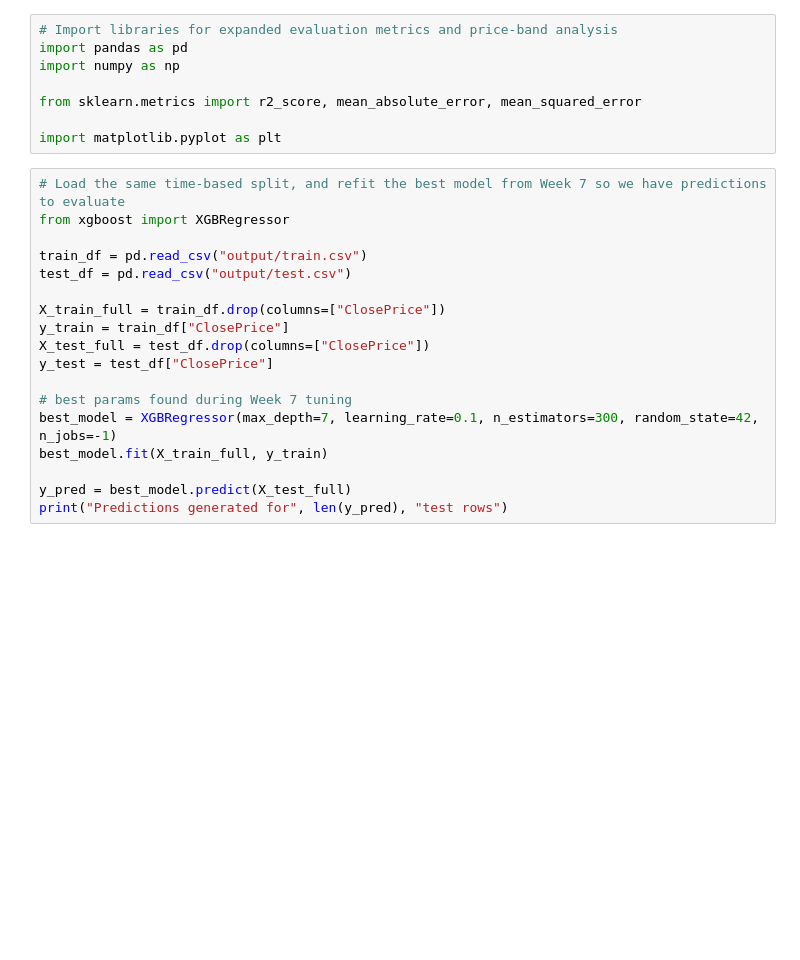
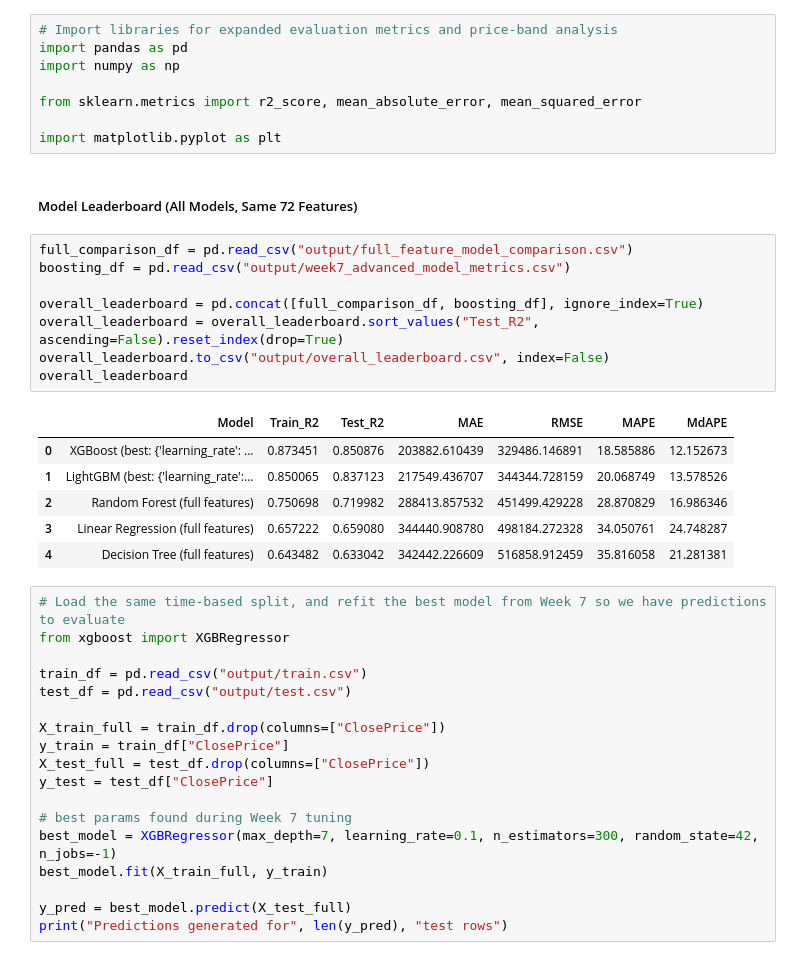
Before and after one commit to yunaxin/IDXExchange_DataScience, a Jupyter notebook: 06_evaluation.ipynb, the cells around one changed output. Saved outputs shown, nothing was run; the diff lists cells and outputs as text; blank space fills up the shorter version.

```diff
--- a/06_evaluation.ipynb
+++ b/06_evaluation.ipynb
@@ -6,6 +6,23 @@ import numpy as np
 from sklearn.metrics import r2_score, mean_absolute_error, mean_squared_error
 
 import matplotlib.pyplot as plt
+# %% [markdown]
+##### Model Leaderboard (All Models, Same 72 Features)
+# %%
+full_comparison_df = pd.read_csv("output/full_feature_model_comparison.csv")
+boosting_df = pd.read_csv("output/week7_advanced_model_metrics.csv")
+
+overall_leaderboard = pd.concat([full_comparison_df, boosting_df], ignore_index=True)
+overall_leaderboard = overall_leaderboard.sort_values("Test_R2", ascending=False).reset_index(drop=True)
+overall_leaderboard.to_csv("output/overall_leaderboard.csv", index=False)
+overall_leaderboard
+# %% [output]
+|  | Model | Train_R2 | Test_R2 | MAE | RMSE | MAPE | MdAPE |
+| 0 | XGBoost (best: {'learning_rate': ... | 0.873451 | 0.850876 | 203882.610439 | 329486.146891 | 18.585886 | 12.152673 |
+| 1 | LightGBM (best: {'learning_rate':... | 0.850065 | 0.837123 | 217549.436707 | 344344.728159 | 20.068749 | 13.578526 |
+| 2 | Random Forest (full features) | 0.750698 | 0.719982 | 288413.857532 | 451499.429228 | 28.870829 | 16.986346 |
+| 3 | Linear Regression (full features) | 0.657222 | 0.659080 | 344440.908780 | 498184.272328 | 34.050761 | 24.748287 |
+| 4 | Decision Tree (full features) | 0.643482 | 0.633042 | 342442.226609 | 516858.912459 | 35.816058 | 21.281381 |
 # %%
 # Load the same time-based split, and refit the best model from Week 7 so we have predictions to evaluate
 from xgboost import XGBRegressor
```
Also changed, not shown: parts of 8 cells of this notebook, 3 other files.
